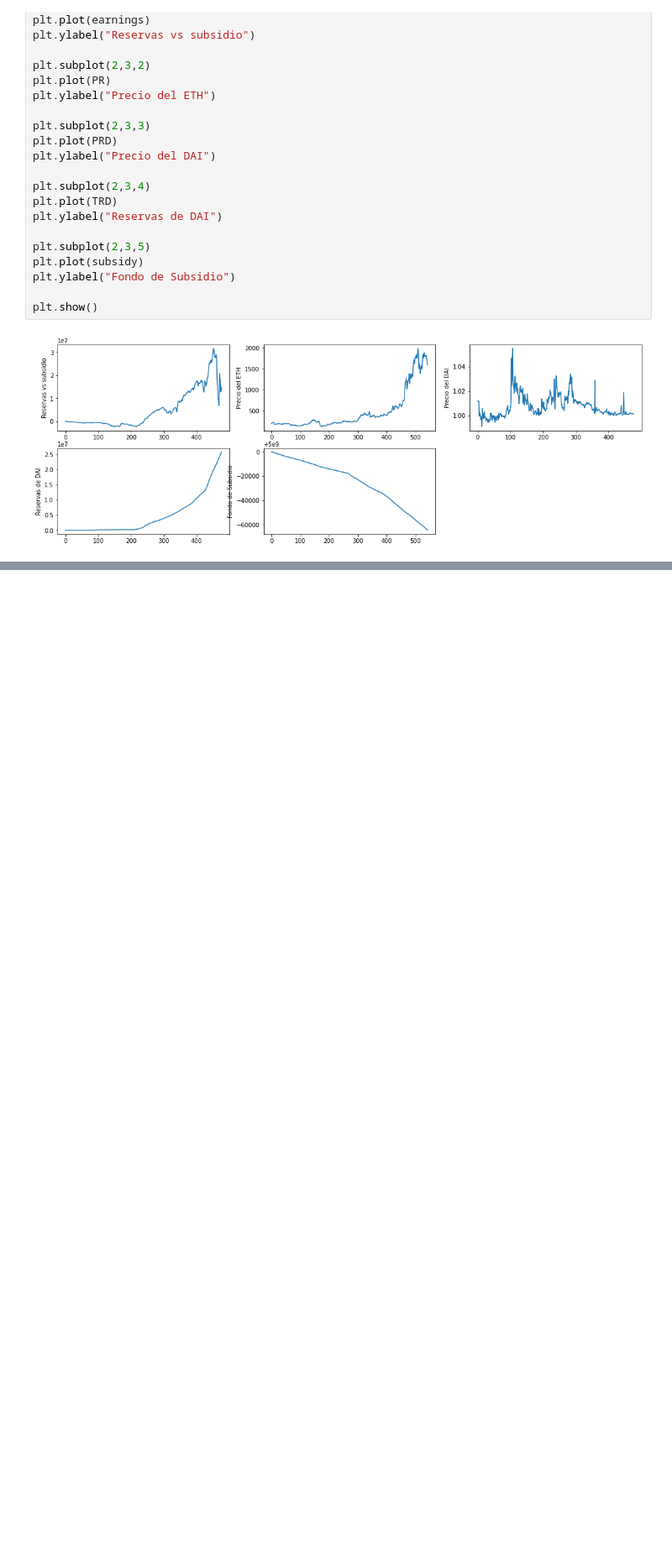
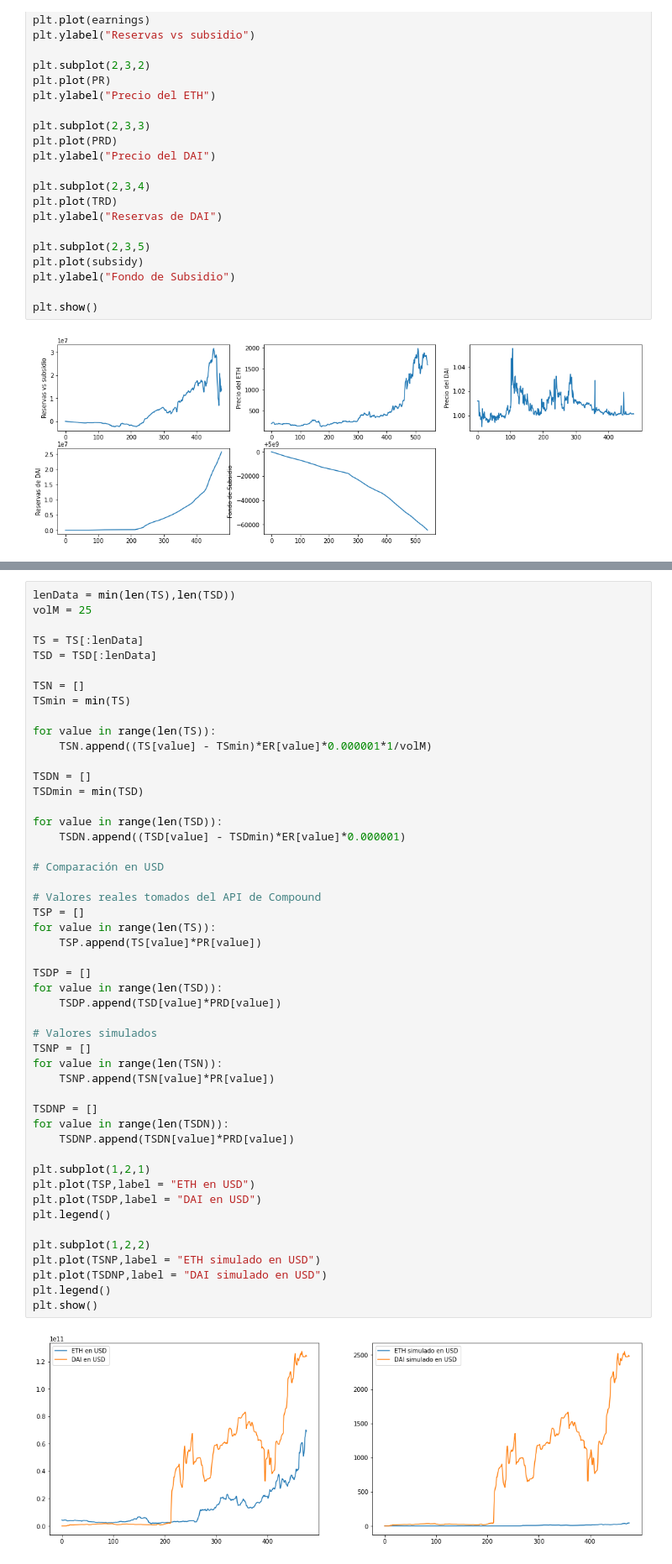
Before and after one commit to TruStartUp/tropyco-simulation, a Jupyter notebook: Modelo Hurricane/Simulación de Hurricane con los datos históricos de compound.ipynb, the cells around one changed output, grey strips where cells are left out. Shown at 84% size. Drawn from its saved outputs; the diff is of its cells as text; blank space fills up the shorter version.

```diff
--- a/Modelo Hurricane/Simulación de Hurricane con los datos históricos de compound.ipynb
+++ b/Modelo Hurricane/Simulación de Hurricane con los datos históricos de compound.ipynb
@@ -564,0 +560,51 @@ plt.show()
+# %%
+lenData = min(len(TS),len(TSD))
+volM = 25
+
+TS = TS[:lenData]
+TSD = TSD[:lenData]
+
+TSN = []
+TSmin = min(TS)
+
+for value in range(len(TS)):
+    TSN.append((TS[value] - TSmin)*ER[value]*0.000001*1/volM)
+
+TSDN = []
+TSDmin = min(TSD)
+
+for value in range(len(TSD)):
+    TSDN.append((TSD[value] - TSDmin)*ER[value]*0.000001)
+
+# Comparación en USD
+
+# Valores reales tomados del API de Compound
+TSP = []
+for value in range(len(TS)):
+    TSP.append(TS[value]*PR[value])
+
+TSDP = []
+for value in range(len(TSD)):
+    TSDP.append(TSD[value]*PRD[value])
+
+# Valores simulados
+TSNP = []
+for value in range(len(TSN)):
+    TSNP.append(TSN[value]*PR[value])
+
+TSDNP = []
+for value in range(len(TSDN)):
+    TSDNP.append(TSDN[value]*PRD[value])
+
+plt.subplot(1,2,1)
+plt.plot(TSP,label = "ETH en USD")
+plt.plot(TSDP,label = "DAI en USD")
+plt.legend()
+
+plt.subplot(1,2,2)
+plt.plot(TSNP,label = "ETH simulado en USD")
+plt.plot(TSDNP,label = "DAI simulado en USD")
+plt.legend()
+plt.show()
+# %% [output]
+[figure, added]
```
Also changed, not shown: parts of 31 cells of this notebook.
